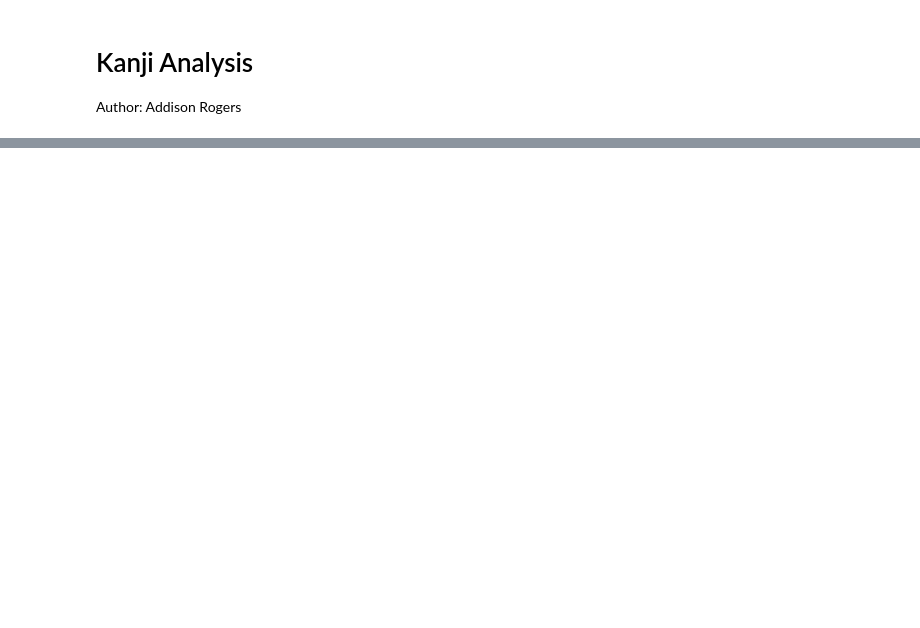
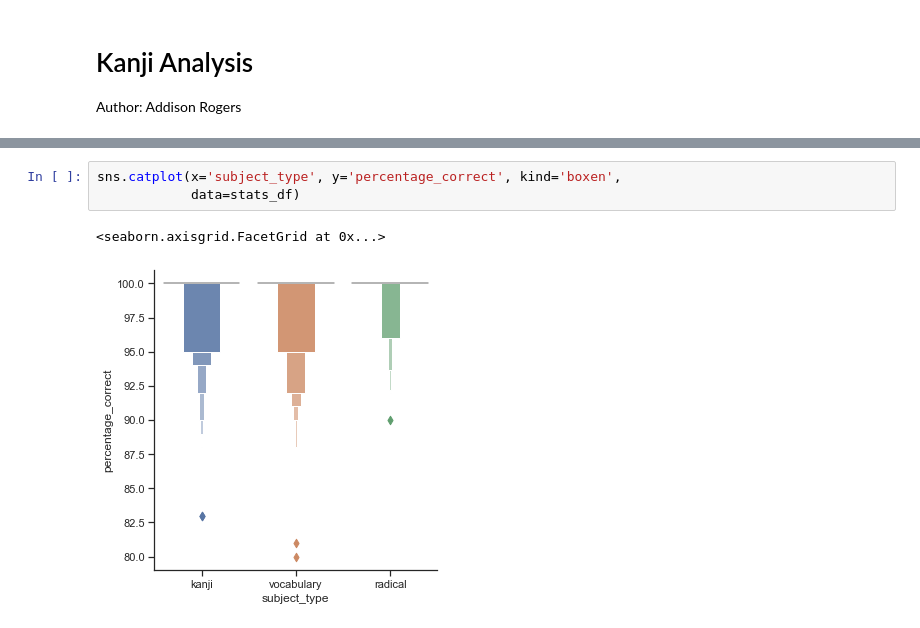
Before and after one commit to addRogers/kanji-analysis, a Jupyter notebook: kanji_analysis.ipynb, the cells around one changed output, grey strips where cells are left out. Cells and saved outputs as stored; diff of their text form; blank space fills up the shorter version.

```diff
--- a/kanji_analysis.ipynb
+++ b/kanji_analysis.ipynb
@@ -27,0 +59,6 @@ Name: created_at, dtype: object
+# %%
+sns.catplot(x='subject_type', y='percentage_correct', kind='boxen',
+            data=stats_df)
+# %% [output]
+<seaborn.axisgrid.FacetGrid at 0x...>
+[figure, added]
```
Also changed, not shown: parts of 16 cells of this notebook.
